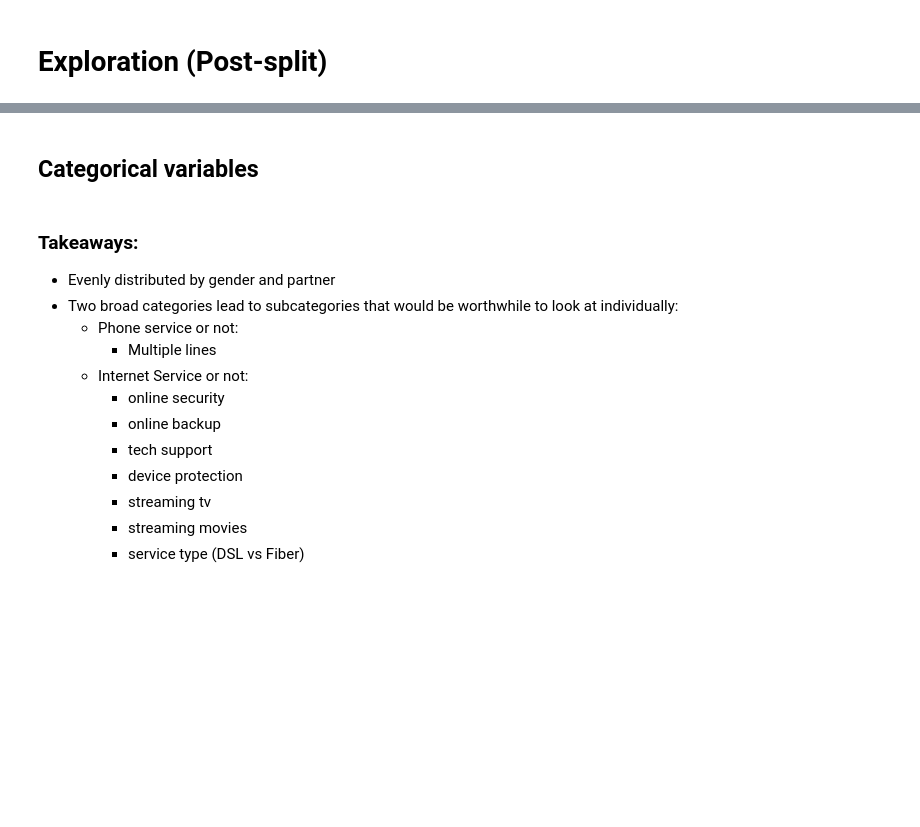
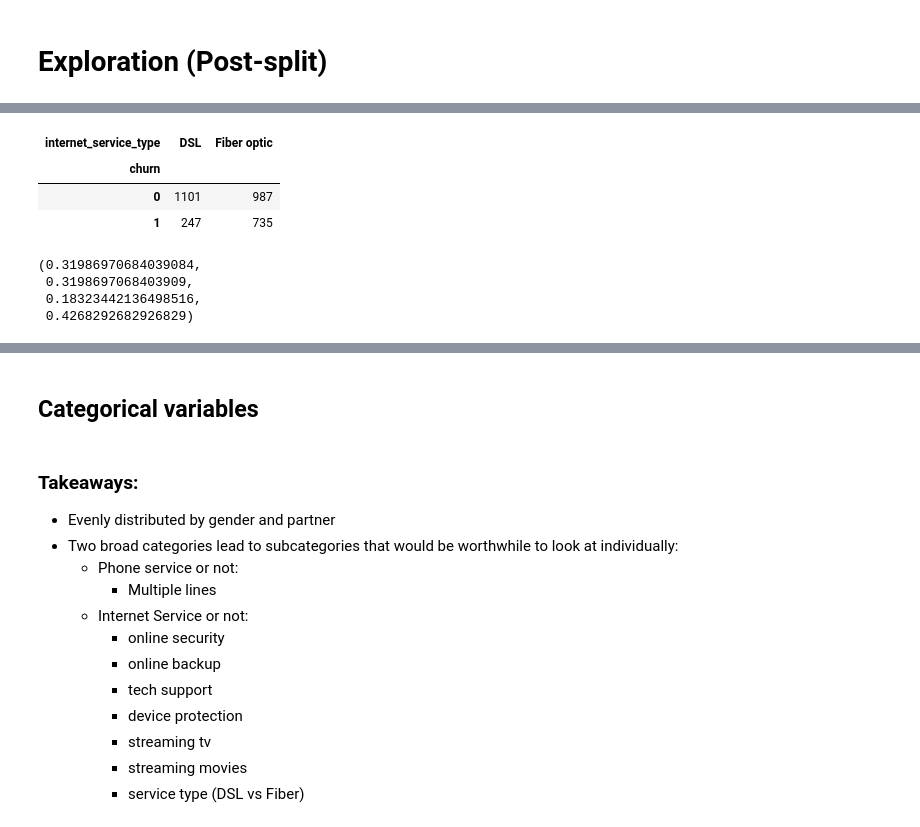
Before and after one commit to jesse-d-marder/classification-project, a Jupyter notebook: explore.ipynb, the cells around one changed output, grey strips where cells are left out. Drawn from its saved outputs; the diff is of its cells as text; code cells hidden in the pictures; blank space fills up the shorter version.

```diff
--- a/explore.ipynb
+++ b/explore.ipynb
@@ -162,0 +254,7 @@ p/2, t
+# %%
+# DF of just internet customers from train
+internet = train[train.has_internet_service == 1]
+
+observed = pd.crosstab(internet.churn, internet.internet_service_type)
+
+observed
@@ -162,0 +290,21 @@ p/2, t
+# %%
+observed
+# %% [output]
+| internet_service_type | DSL | Fiber optic |
+| churn |  |  |
+| 0 | 1101 | 987 |
+| 1 | 247 | 735 |
+# %%
+
+expected_df = pd.DataFrame(expected,index=[0,1], columns=['DSL','Fiber optic'])
+expected_dsl_churn = expected_df['DSL'].iloc[1]/expected_df['DSL'].sum()
+expected_fiber_churn = expected_df['Fiber optic'].iloc[1]/expected_df['Fiber optic'].sum()
+observed_dsl_churn = observed['DSL'].iloc[1]/observed['DSL'].sum()
+observed_fiber_churn = observed['Fiber optic'].iloc[1]/observed['Fiber optic'].sum()
+
+expected_dsl_churn, expected_fiber_churn, observed_dsl_churn, observed_fiber_churn
+# %% [output]
+(0.31986970684039084,
+ 0.3198697068403909,
+ 0.18323442136498516,
+ 0.4268292682926829)
```
Also changed, not shown: parts of 56 cells of this notebook.
